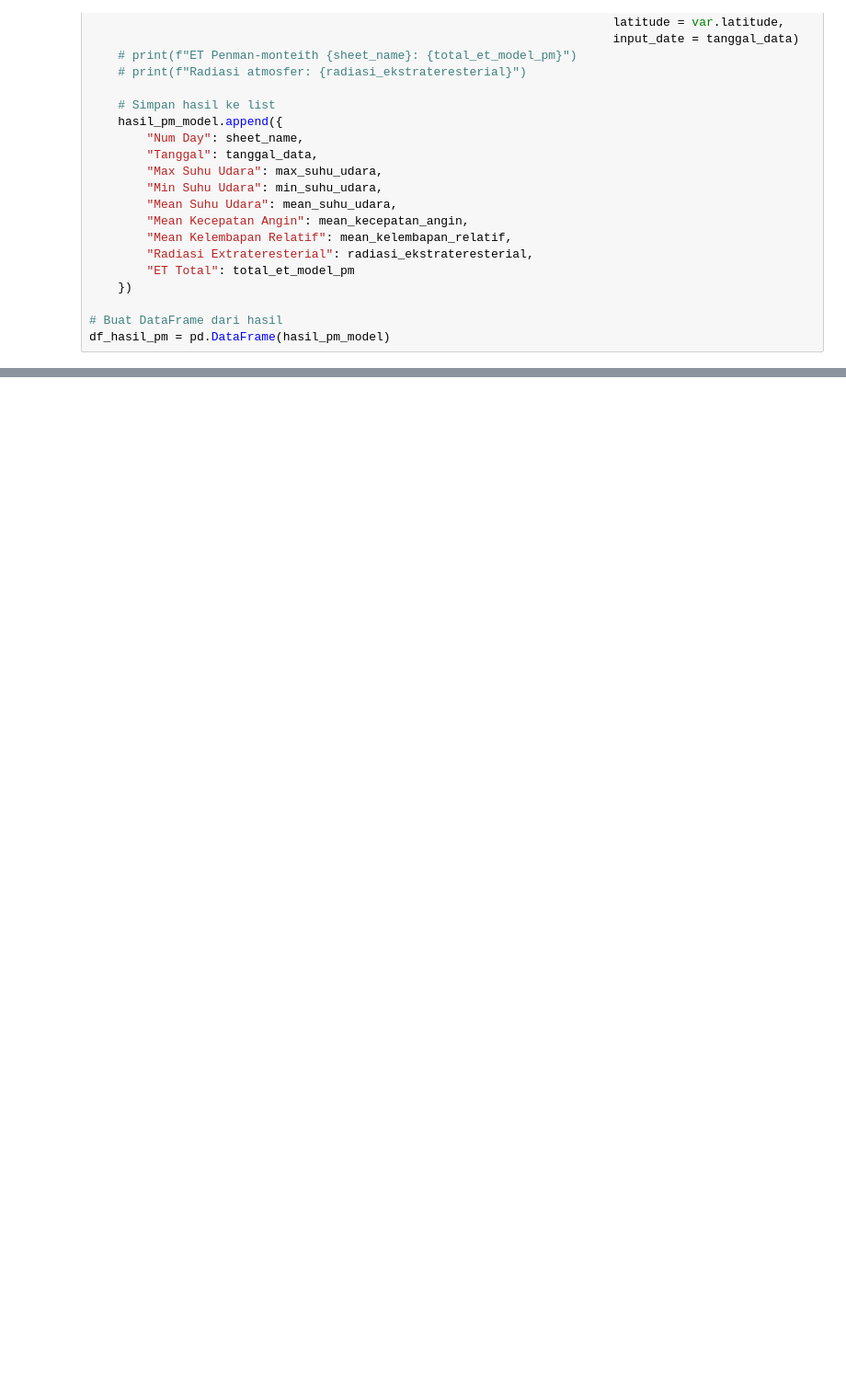
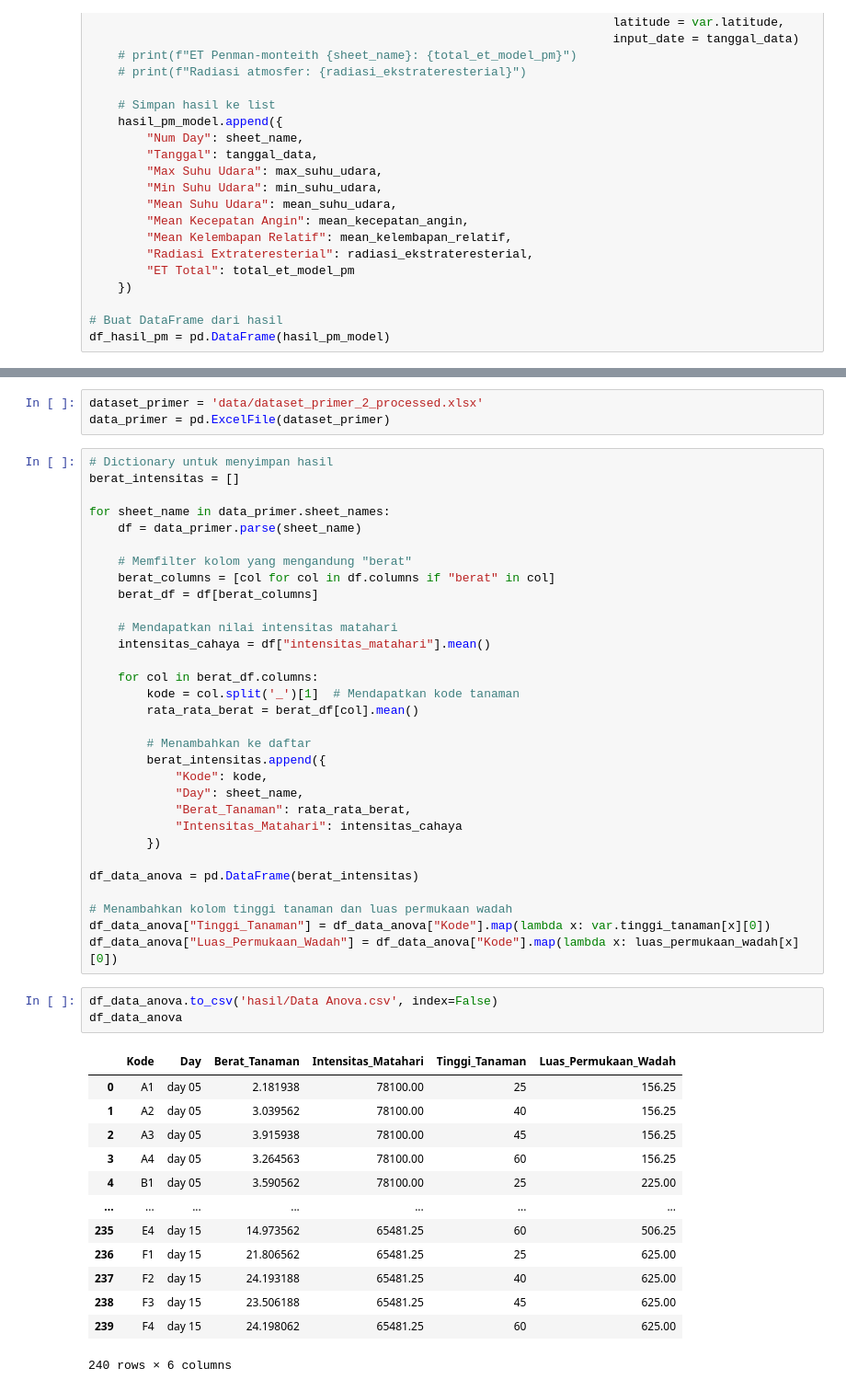
Before and after one commit to rafiachmadfr/Evapotranspiration-Analysis, a Jupyter notebook: 02. ET Calculation.ipynb, the cells around one changed output, grey strips where cells are left out. Shown at 92% size. Cells and saved outputs as stored; diff of their text form; blank space fills up the shorter version.

```diff
--- a/02. ET Calculation.ipynb
+++ b/02. ET Calculation.ipynb
@@ -292,0 +310,51 @@ df_hasil_pm.head()
+# %%
+dataset_primer = 'data/dataset_primer_2_processed.xlsx'
+data_primer = pd.ExcelFile(dataset_primer)
+# %%
+# Dictionary untuk menyimpan hasil
+berat_intensitas = []
+
+for sheet_name in data_primer.sheet_names:
+    df = data_primer.parse(sheet_name)
+
+    # Memfilter kolom yang mengandung "berat"
+    berat_columns = [col for col in df.columns if "berat" in col]
+    berat_df = df[berat_columns]
+
+    # Mendapatkan nilai intensitas matahari
+    intensitas_cahaya = df["intensitas_matahari"].mean()
+
+    for col in berat_df.columns:
+        kode = col.split('_')[1]  # Mendapatkan kode tanaman
+        rata_rata_berat = berat_df[col].mean()
+
+        # Menambahkan ke daftar
+        berat_intensitas.append({
+            "Kode": kode,
+            "Day": sheet_name,
+            "Berat_Tanaman": rata_rata_berat,
+            "Intensitas_Matahari": intensitas_cahaya
+        })
+
+df_data_anova = pd.DataFrame(berat_intensitas)
+
+# Menambahkan kolom tinggi tanaman dan luas permukaan wadah
+df_data_anova["Tinggi_Tanaman"] = df_data_anova["Kode"].map(lambda x: var.tinggi_tanaman[x][0])
+df_data_anova["Luas_Permukaan_Wadah"] = df_data_anova["Kode"].map(lambda x: luas_permukaan_wadah[x][0])
+# %%
+df_data_anova.to_csv('hasil/Data Anova.csv', index=False)
+df_data_anova
+# %% [output]
+|  | Kode | Day | Berat_Tanaman | Intensitas_Matahari | Tinggi_Tanaman | Luas_Permukaan_Wadah |
+| 0 | A1 | day 05 | 2.181938 | 78100.00 | 25 | 156.25 |
+| 1 | A2 | day 05 | 3.039562 | 78100.00 | 40 | 156.25 |
+| 2 | A3 | day 05 | 3.915938 | 78100.00 | 45 | 156.25 |
+| 3 | A4 | day 05 | 3.264563 | 78100.00 | 60 | 156.25 |
+| 4 | B1 | day 05 | 3.590562 | 78100.00 | 25 | 225.00 |
+| ... | ... | ... | ... | ... | ... | ... |
+| 235 | E4 | day 15 | 14.973562 | 65481.25 | 60 | 506.25 |
+| 236 | F1 | day 15 | 21.806562 | 65481.25 | 25 | 625.00 |
+| 237 | F2 | day 15 | 24.193188 | 65481.25 | 40 | 625.00 |
+| 238 | F3 | day 15 | 23.506188 | 65481.25 | 45 | 625.00 |
+| 239 | F4 | day 15 | 24.198062 | 65481.25 | 60 | 625.00 |
+240 rows × 6 columns
```
Also changed, not shown: parts of 10 cells of this notebook, 10 other files.
